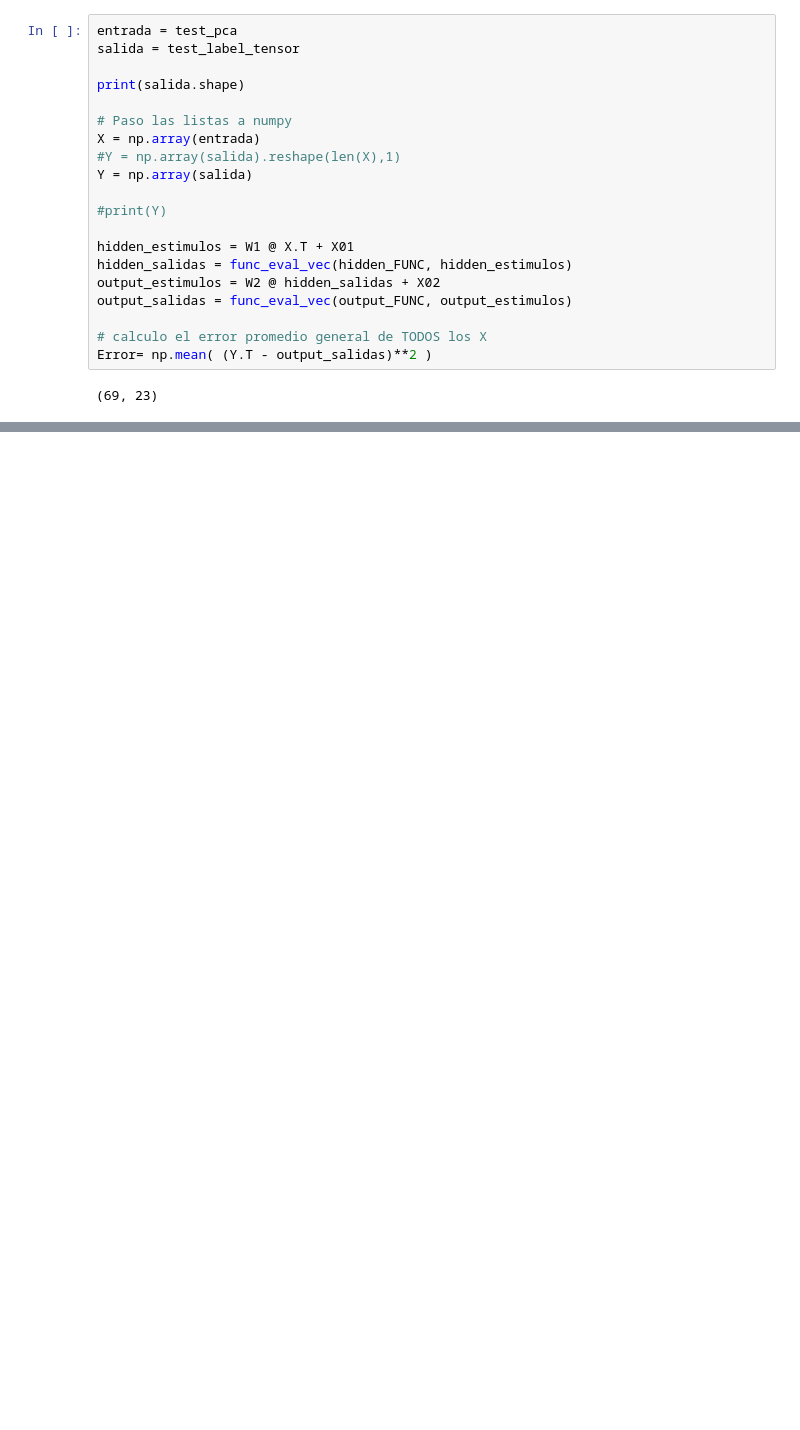
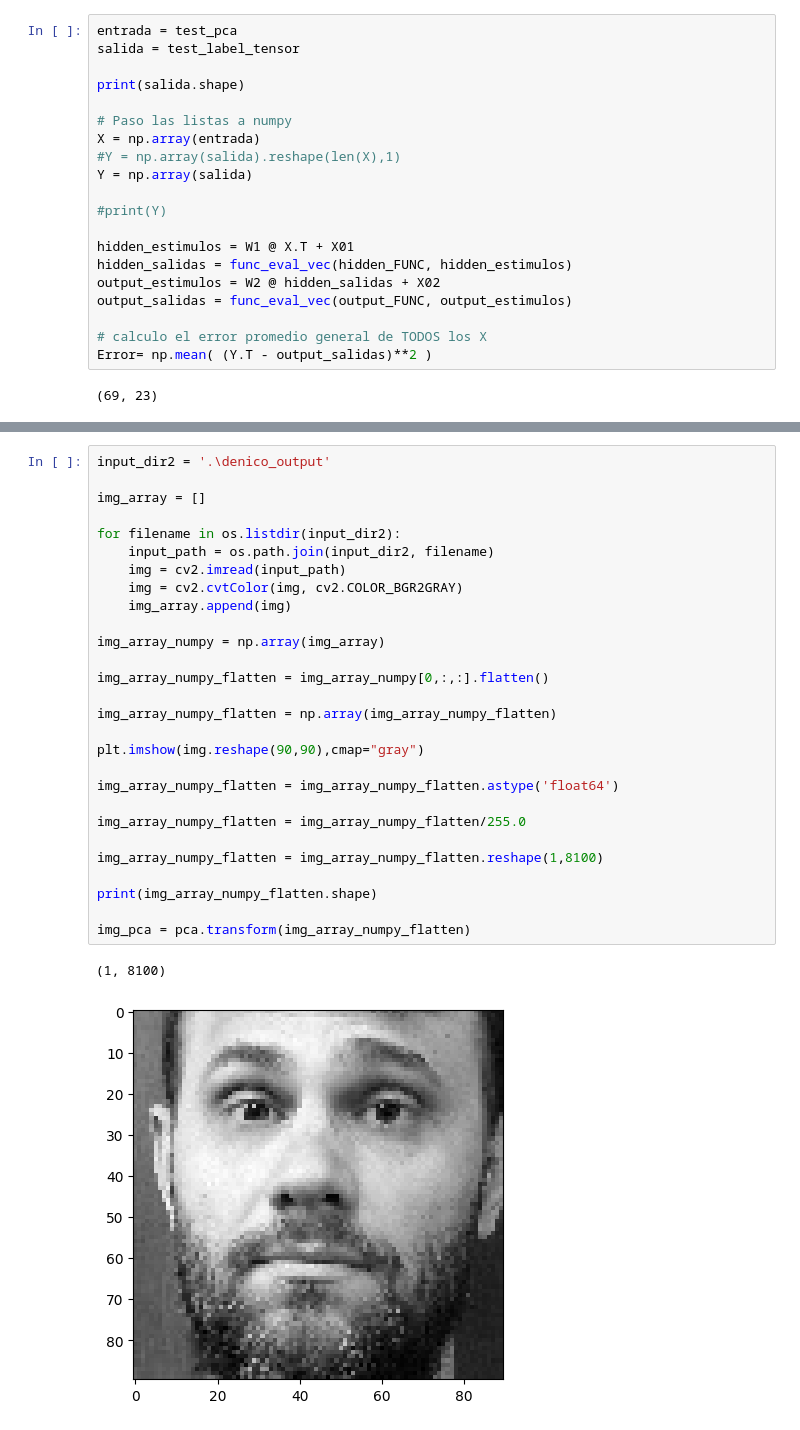
Before and after one commit to ephilipp84/NuestrasCaras, a Jupyter notebook: TPFINAL.ipynb, the cells around one changed output, grey strips where cells are left out. Saved outputs shown, nothing was run; the diff lists cells and outputs as text; blank space fills up the shorter version.

```diff
--- a/TPFINAL.ipynb
+++ b/TPFINAL.ipynb
@@ -528,0 +584,31 @@ Accuracy 0.6956521739130435 en testing
+# %%
+input_dir2 = '.\denico_output'
+
+img_array = []
+
+for filename in os.listdir(input_dir2):
+    input_path = os.path.join(input_dir2, filename)
+    img = cv2.imread(input_path)
+    img = cv2.cvtColor(img, cv2.COLOR_BGR2GRAY)
+    img_array.append(img)
+
+img_array_numpy = np.array(img_array)
+
+img_array_numpy_flatten = img_array_numpy[0,:,:].flatten()
+
+img_array_numpy_flatten = np.array(img_array_numpy_flatten)
+
+plt.imshow(img.reshape(90,90),cmap="gray")
+
+img_array_numpy_flatten = img_array_numpy_flatten.astype('float64')
+
+img_array_numpy_flatten = img_array_numpy_flatten/255.0
+
+img_array_numpy_flatten = img_array_numpy_flatten.reshape(1,8100)
+
+print(img_array_numpy_flatten.shape)
+
+img_pca = pca.transform(img_array_numpy_flatten)
+# %% [output]
+(1, 8100)
+[figure, added]
```
Also changed, not shown: parts of 16 cells of this notebook.
